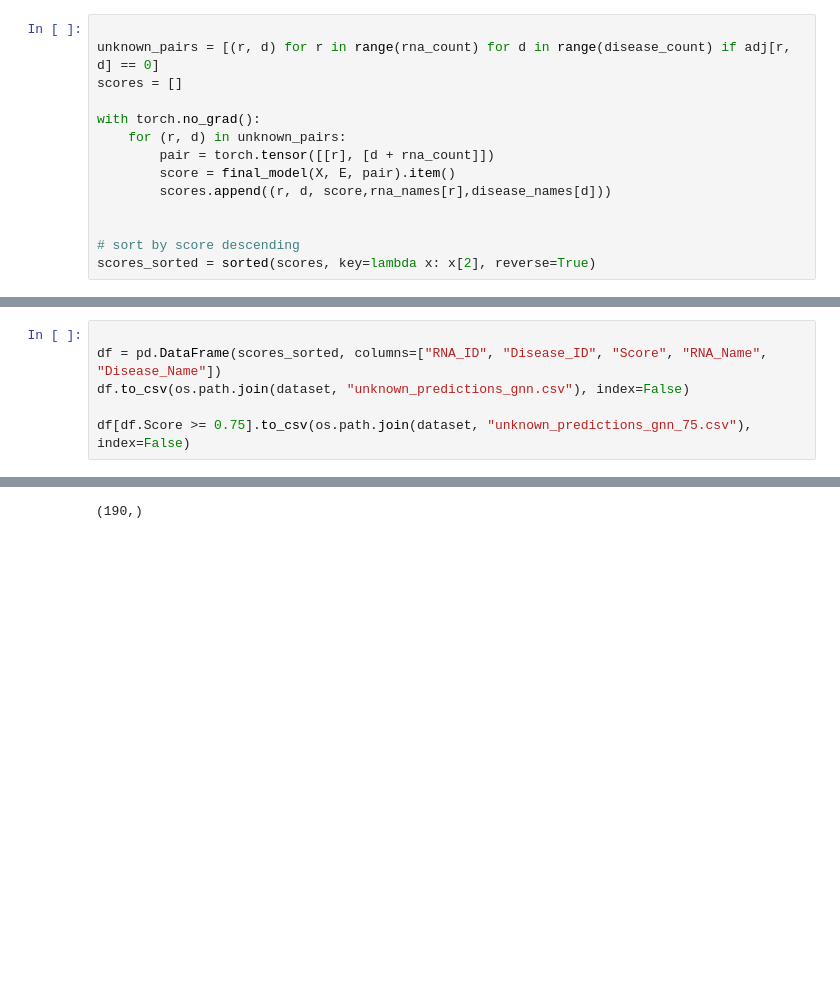
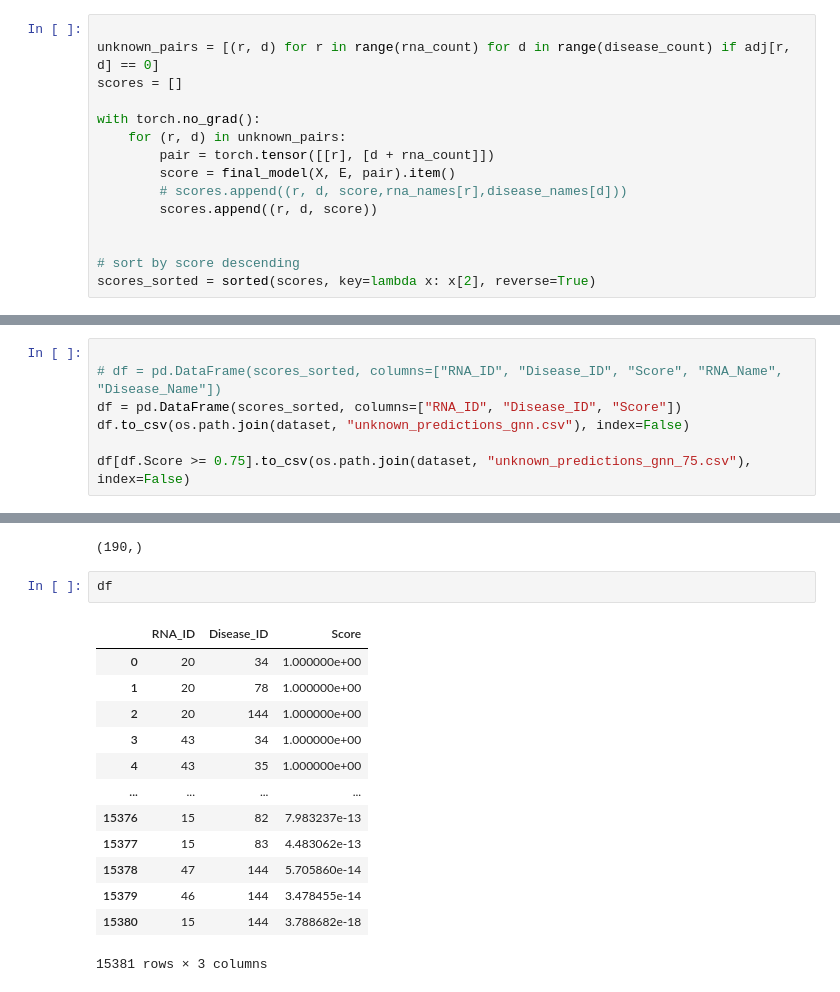
Before and after one commit to Jannatul-Naim/gbdtsvm, a Jupyter notebook: GNN.ipynb, the cells around one changed output, grey strips where cells are left out. Cells and saved outputs as stored; diff of their text form; blank space fills up the shorter version.

```diff
--- a/GNN.ipynb
+++ b/GNN.ipynb
@@ -602,7 +598,8 @@ with torch.no_grad():
     for (r, d) in unknown_pairs:
         pair = torch.tensor([[r], [d + rna_count]])
         score = final_model(X, E, pair).item()
-        scores.append((r, d, score,rna_names[r],disease_names[d]))
+        # scores.append((r, d, score,rna_names[r],disease_names[d]))
+        scores.append((r, d, score))
 
 
 # sort by score descending
@@ -610,6 +634,7 @@ scores_sorted = sorted(scores, key=lambda x: x[2], reverse=True)
 # %%
 
-df = pd.DataFrame(scores_sorted, columns=["RNA_ID", "Disease_ID", "Score", "RNA_Name", "Disease_Name"])
+# df = pd.DataFrame(scores_sorted, columns=["RNA_ID", "Disease_ID", "Score", "RNA_Name", "Disease_Name"])
+df = pd.DataFrame(scores_sorted, columns=["RNA_ID", "Disease_ID", "Score"])
 df.to_csv(os.path.join(dataset, "unknown_predictions_gnn.csv"), index=False)
 
 df[df.Score >= 0.75].to_csv(os.path.join(dataset, "unknown_predictions_gnn_75.csv"), index=False)
@@ -621,3 +646,19 @@ rna_names[20], disease_names[34]
 disease_names.shape
 # %% [output]
 (190,)
+# %%
+df
+# %% [output]
+|  | RNA_ID | Disease_ID | Score |
+| 0 | 20 | 34 | 1.000000e+00 |
+| 1 | 20 | 78 | 1.000000e+00 |
+| 2 | 20 | 144 | 1.000000e+00 |
+| 3 | 43 | 34 | 1.000000e+00 |
+| 4 | 43 | 35 | 1.000000e+00 |
+| ... | ... | ... | ... |
+| 15376 | 15 | 82 | 7.983237e-13 |
+| 15377 | 15 | 83 | 4.483062e-13 |
+| 15378 | 47 | 144 | 5.705860e-14 |
+| 15379 | 46 | 144 | 3.478455e-14 |
+| 15380 | 15 | 144 | 3.788682e-18 |
+15381 rows × 3 columns
```
Also changed, not shown: parts of 6 cells of this notebook, 8 other files.
